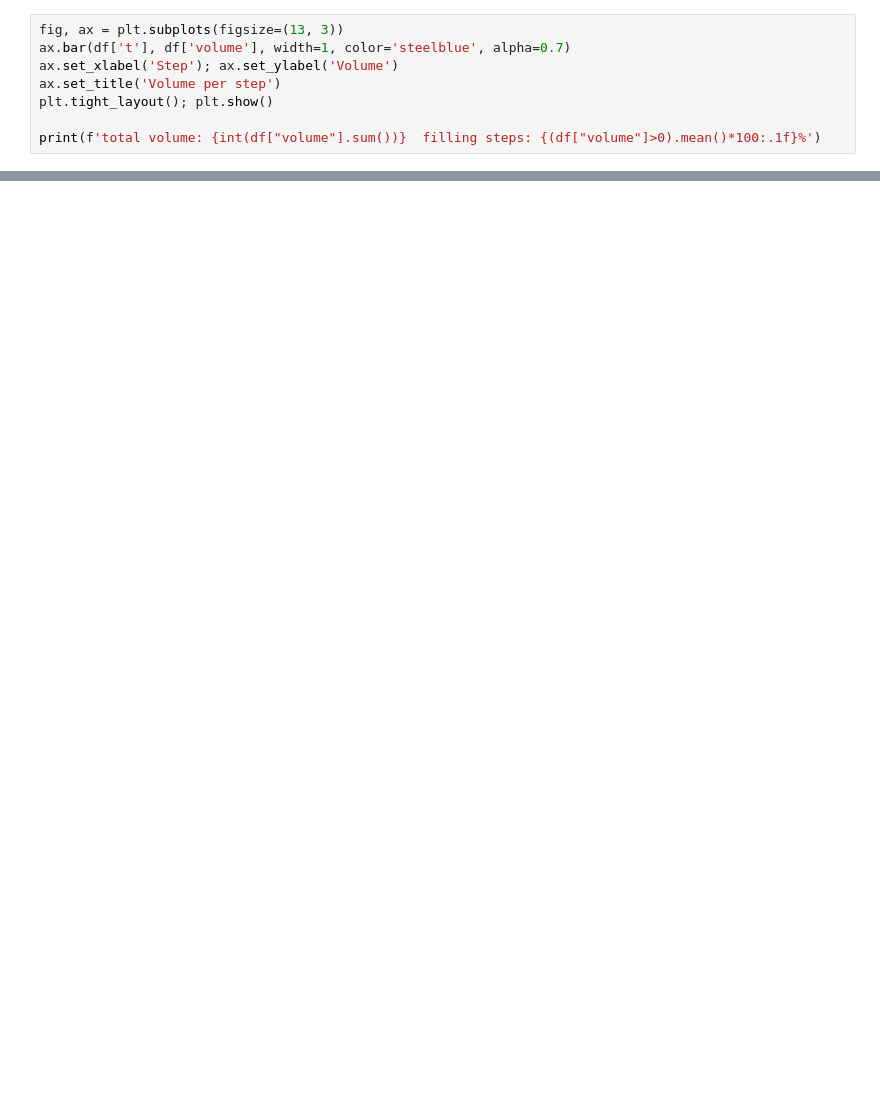
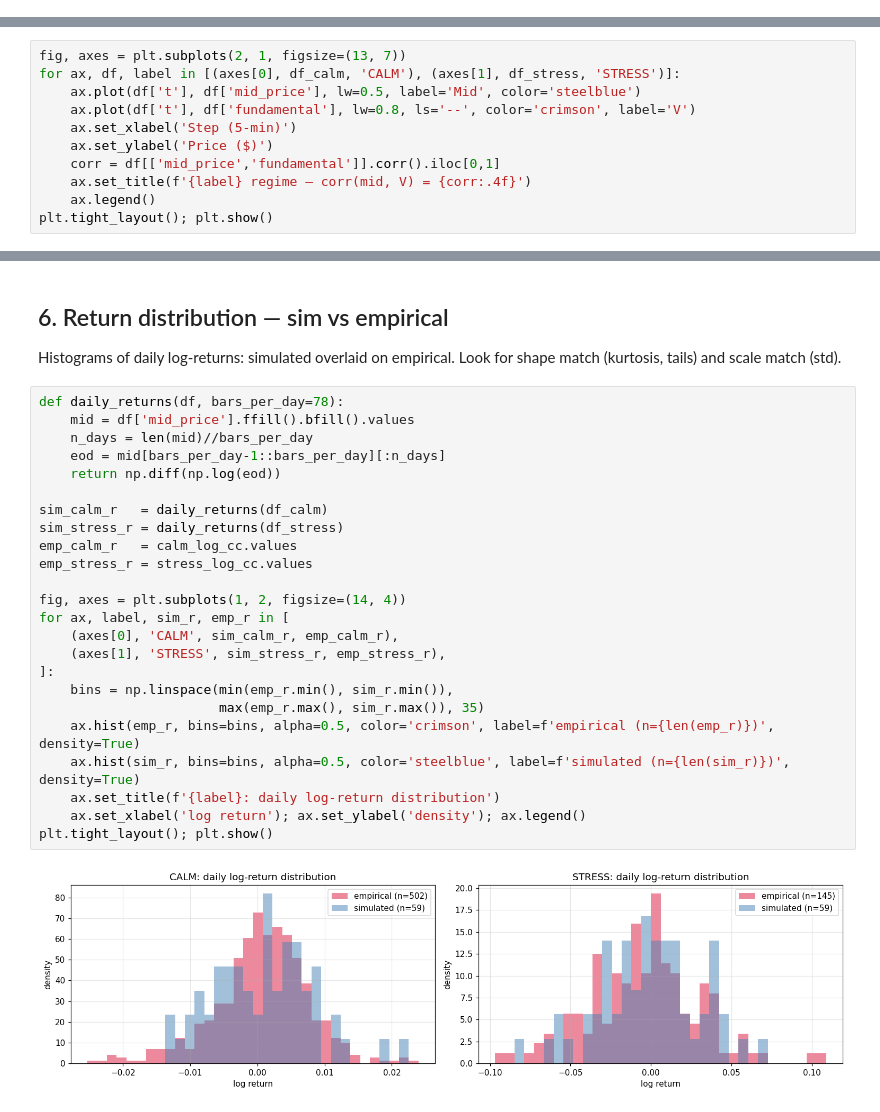
Before and after one commit to siddharthyashkukreja-cloud/MScThesis_ABM, a Jupyter notebook: analysis.ipynb, the cells around one changed output, grey strips where cells are left out. Cells and saved outputs as stored; diff of their text form; blank space fills up the shorter version.

```diff
--- a/analysis.ipynb
+++ b/analysis.ipynb
@@ -144,8 +0,0 @@ ZI-only Stage 1 gave ~4.5% of steps with fills; FT/BCM activity at Stage 3 typic
-# %%
-fig, ax = plt.subplots(figsize=(13, 3))
-ax.bar(df['t'], df['volume'], width=1, color='steelblue', alpha=0.7)
-ax.set_xlabel('Step'); ax.set_ylabel('Volume')
-ax.set_title('Volume per step')
-plt.tight_layout(); plt.show()
-
-print(f'total volume: {int(df["volume"].sum())}  filling steps: {(df["volume"]>0).mean()*100:.1f}%')
@@ -350,0 +199,11 @@ plt.tight_layout(); plt.show()
+# %%
+fig, axes = plt.subplots(2, 1, figsize=(13, 7))
+for ax, df, label in [(axes[0], df_calm, 'CALM'), (axes[1], df_stress, 'STRESS')]:
+    ax.plot(df['t'], df['mid_price'], lw=0.5, label='Mid', color='steelblue')
+    ax.plot(df['t'], df['fundamental'], lw=0.8, ls='--', color='crimson', label='V')
+    ax.set_xlabel('Step (5-min)')
+    ax.set_ylabel('Price ($)')
+    corr = df[['mid_price','fundamental']].corr().iloc[0,1]
+    ax.set_title(f'{label} regime — corr(mid, V) = {corr:.4f}')
+    ax.legend()
+plt.tight_layout(); plt.show()
@@ -350,0 +212,30 @@ plt.tight_layout(); plt.show()
+# %% [markdown]
+## 6. Return distribution — sim vs empirical
+
+Histograms of daily log-returns: simulated overlaid on empirical. Look for shape match (kurtosis, tails) and scale match (std).
+# %%
+def daily_returns(df, bars_per_day=78):
+    mid = df['mid_price'].ffill().bfill().values
+    n_days = len(mid)//bars_per_day
+    eod = mid[bars_per_day-1::bars_per_day][:n_days]
+    return np.diff(np.log(eod))
+
+sim_calm_r   = daily_returns(df_calm)
+sim_stress_r = daily_returns(df_stress)
+emp_calm_r   = calm_log_cc.values
+emp_stress_r = stress_log_cc.values
+
+fig, axes = plt.subplots(1, 2, figsize=(14, 4))
+for ax, label, sim_r, emp_r in [
+    (axes[0], 'CALM', sim_calm_r, emp_calm_r),
+    (axes[1], 'STRESS', sim_stress_r, emp_stress_r),
+]:
+    bins = np.linspace(min(emp_r.min(), sim_r.min()),
+                       max(emp_r.max(), sim_r.max()), 35)
+    ax.hist(emp_r, bins=bins, alpha=0.5, color='crimson', label=f'empirical (n={len(emp_r)})', density=True)
+    ax.hist(sim_r, bins=bins, alpha=0.5, color='steelblue', label=f'simulated (n={len(sim_r)})', density=True)
+    ax.set_title(f'{label}: daily log-return distribution')
+    ax.set_xlabel('log return'); ax.set_ylabel('density'); ax.legend()
+plt.tight_layout(); plt.show()
+# %% [output]
+[figure, added]
```
Also changed, not shown: parts of 44 cells of this notebook, 14 other files.
